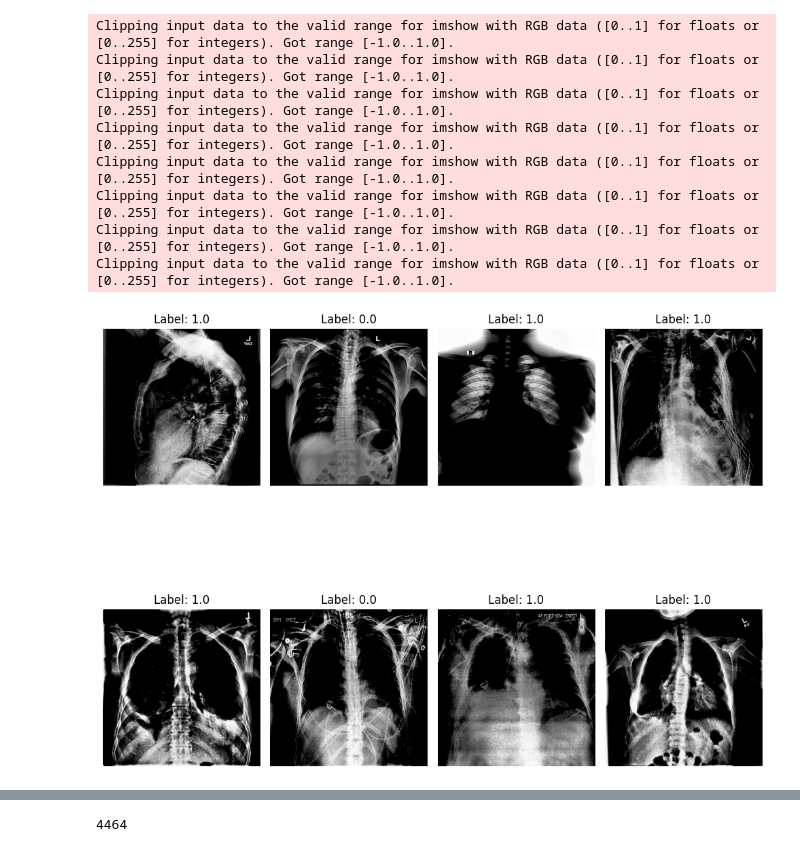
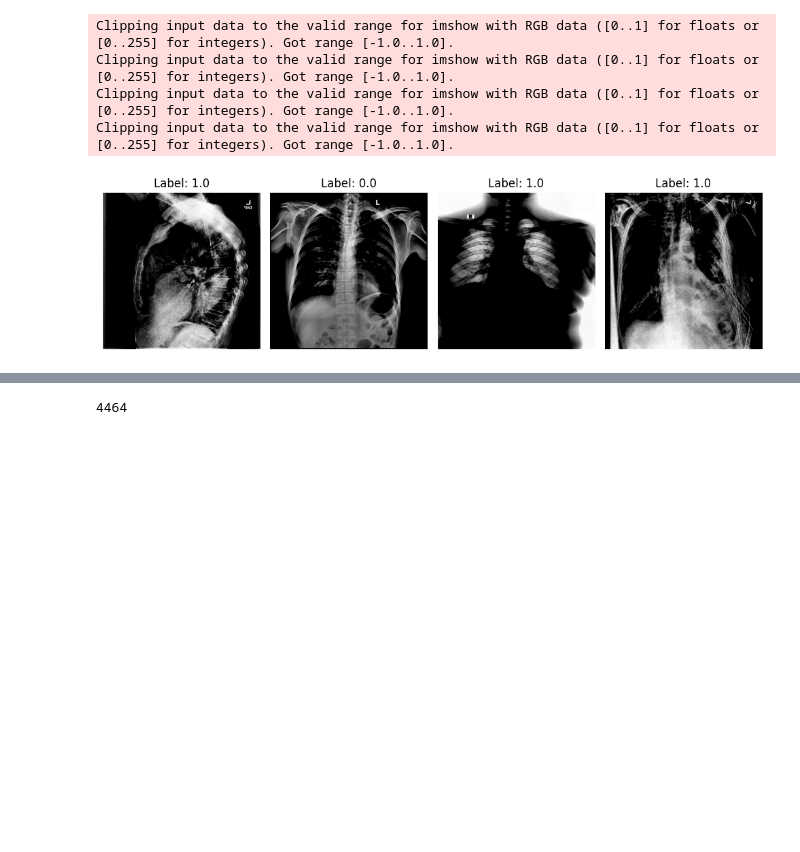
Before and after one commit to Nafishapanacea/normal-abnormal-multitask, a Jupyter notebook: main/predict.ipynb, the cells around one changed output, grey strips where cells are left out. Drawn from its saved outputs; the diff is of its cells as text; code cells hidden in the pictures; blank space fills up the shorter version.

```diff
--- a/main/predict.ipynb
+++ b/main/predict.ipynb
@@ -55,10 +55,10 @@ Multimodel(
   )
 )
 # %%
-test_dataset = XrayDataset(img_dir, test_csv, transform = None)
+test_dataset = XrayDataset(img_dir, test_csv, transform=None)
 test_loader = DataLoader(
     test_dataset,
-    batch_size=8,
+    batch_size=4,
     shuffle=False,
     num_workers=4
 )
@@ -73,32 +73,28 @@ image_names = test_dataset.df["image_id"].tolist()
 # %%
 import matplotlib.pyplot as plt
 import torch
 
 for images, _, label, _, _l in test_loader:
     break
 
 # Plot 16 images in a 4x4 grid
-fig, axes = plt.subplots(2, 4, figsize=(10, 10))
+fig, axes = plt.subplots(1, 4, figsize=(10, 10))
 axes = axes.flatten()
 
-for i in range(8):
+for i in range(4):
     img = images[i].permute(1, 2, 0)  # C,H,W → H,W,C
     axes[i].imshow(img)
     axes[i].axis("off")
     axes[i].set_title(f"Label: {label[i].item()}")
 
 plt.tight_layout()
 plt.show()
 # %% [output]
 Clipping input data to the valid range for imshow with RGB data ([0..1] for floats or [0..255] for integers). Got range [-1.0..1.0].
 Clipping input data to the valid range for imshow with RGB data ([0..1] for floats or [0..255] for integers). Got range [-1.0..1.0].
 Clipping input data to the valid range for imshow with RGB data ([0..1] for floats or [0..255] for integers). Got range [-1.0..1.0].
 Clipping input data to the valid range for imshow with RGB data ([0..1] for floats or [0..255] for integers). Got range [-1.0..1.0].
-Clipping input data to the valid range for imshow with RGB data ([0..1] for floats or [0..255] for integers). Got range [-1.0..1.0].
-Clipping input data to the valid range for imshow with RGB data ([0..1] for floats or [0..255] for integers). Got range [-1.0..1.0].
-Clipping input data to the valid range for imshow with RGB data ([0..1] for floats or [0..255] for integers). Got range [-1.0..1.0].
-Clipping input data to the valid range for imshow with RGB data ([0..1] for floats or [0..255] for integers). Got range [-1.0..1.0].
-[figure, old version]
+[figure, new version]
 # %%
 # with torch.no_grad():
 #     for images, _, labels, _, _ in test_loader:
```
Also changed, not shown: parts of 15 cells of this notebook, 12 other files.
